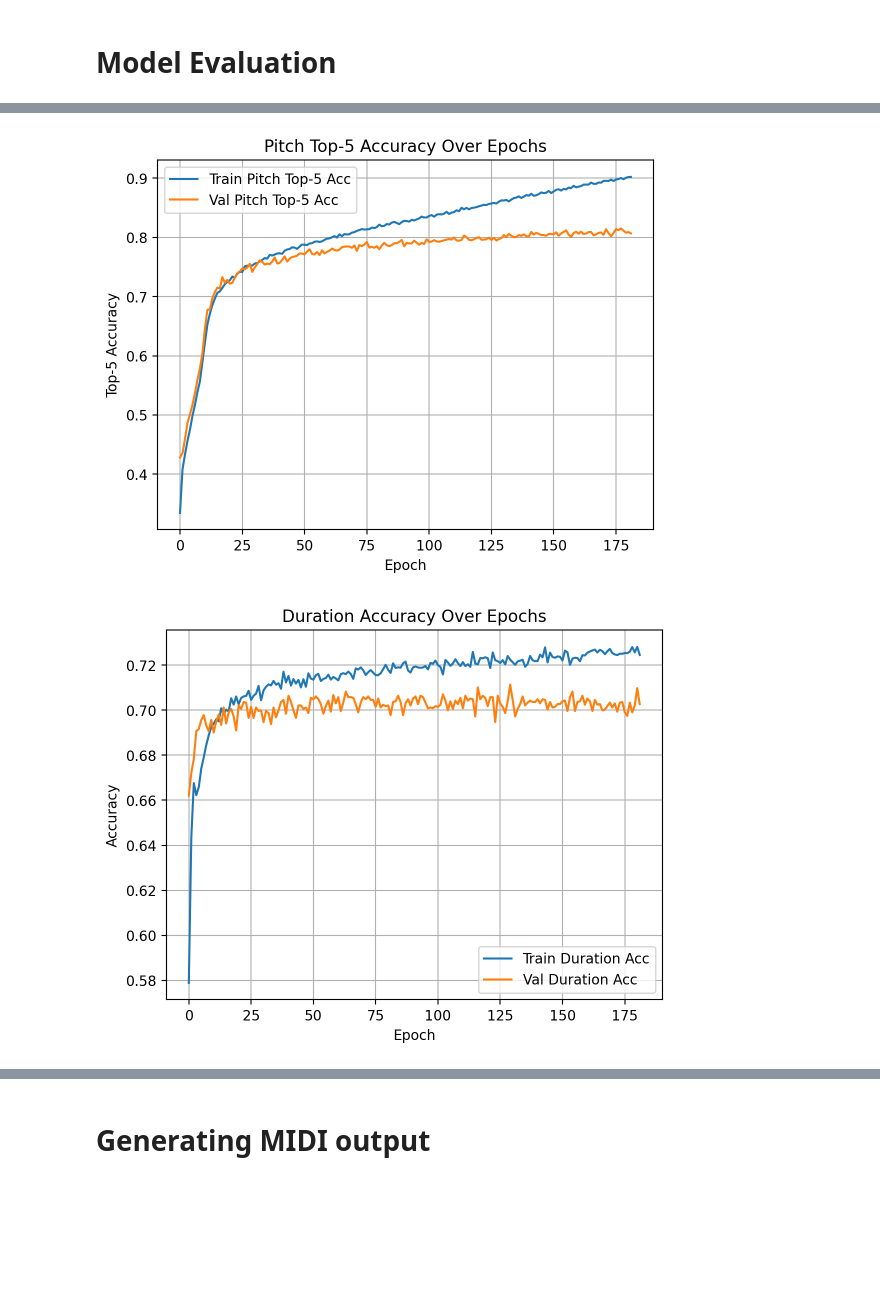
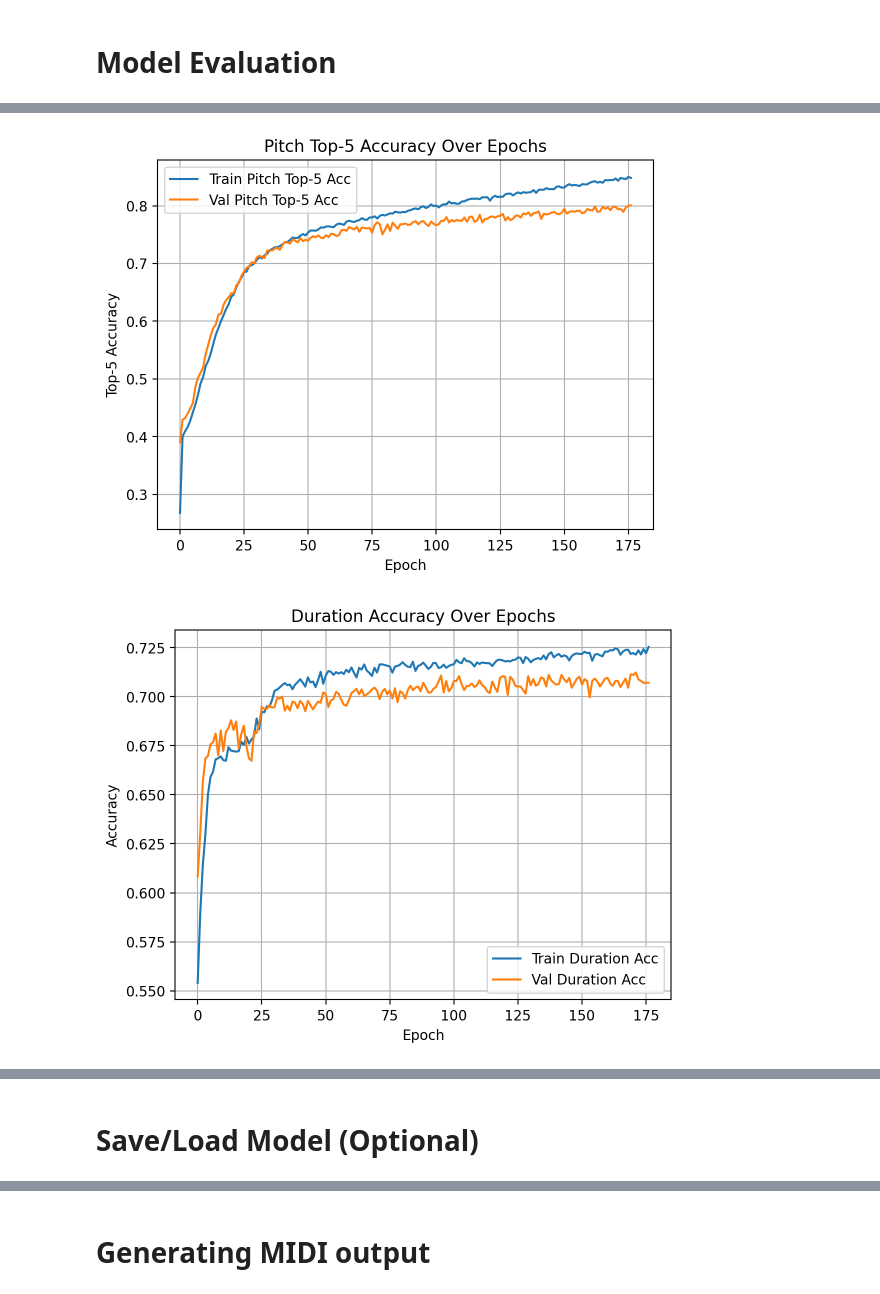
Before and after one commit to CazSyd/LSTM-MusicGen, a Jupyter notebook: MIDI_music_generation.ipynb, the cells around one changed output, grey strips where cells are left out. Saved outputs shown, nothing was run; the diff lists cells and outputs as text; code cells hidden in the pictures; blank space fills up the shorter version.

```diff
--- a/MIDI_music_generation.ipynb
+++ b/MIDI_music_generation.ipynb
@@ -71,7 +71,7 @@ def parse_midi_files(midi_folder):
 
     return pitch_flat, all_pitch_seqs, all_duration_seqs
 # %%
-midi_folder = r""  # path to MIDI dataset folder
+midi_folder = r"C:\Users\chuzi\Downloads\MIDI2"  # path to MIDI dataset folder
 
 pitch_flat, all_pitch_seqs, all_duration_seqs = parse_midi_files(midi_folder)
 print(f"Total songs extracted: {len(all_pitch_seqs)}")
@@ -227,7 +228,7 @@ history = model.fit(
     [x_pitch_train, x_dur_train],
     {'pitch_output': y_pitch_train, 'duration_output': y_dur_train},
     epochs=200,
-    batch_size=64,
+    batch_size=128,
     validation_data=(
         [x_pitch_val, x_dur_val],
         {'pitch_output': y_pitch_val, 'duration_output': y_dur_val}),
@@ -291,6 +292,7 @@ plt.plot(history.history['pitch_output_loss'], label='Pitch Loss')
 plt.plot(history.history['val_pitch_output_loss'], label='Val Pitch Loss')
 plt.title("Pitch Loss Over Epochs")
 plt.legend()
+plt.grid(True)
 plt.show()
 
 # duration loss over epochs
@@ -298,6 +300,7 @@ plt.plot(history.history['duration_output_loss'], label='Duration Loss')
 plt.plot(history.history['val_duration_output_loss'], label='Val Duration Loss')
 plt.title("Duration Loss Over Epochs")
 plt.legend()
+plt.grid(True)
 plt.show()
 
 # pitch top k accuracy over epochs
@@ -332,2 +335,2 @@ results = model.evaluate(
-[figure, old version]
+[figure, new version]
-[figure, old version]
+[figure, new version]
@@ -334,0 +338,2 @@ results = model.evaluate(
+# %% [markdown]
+# Save/Load Model (Optional)
```
Also changed, not shown: parts of 5 cells of this notebook.
